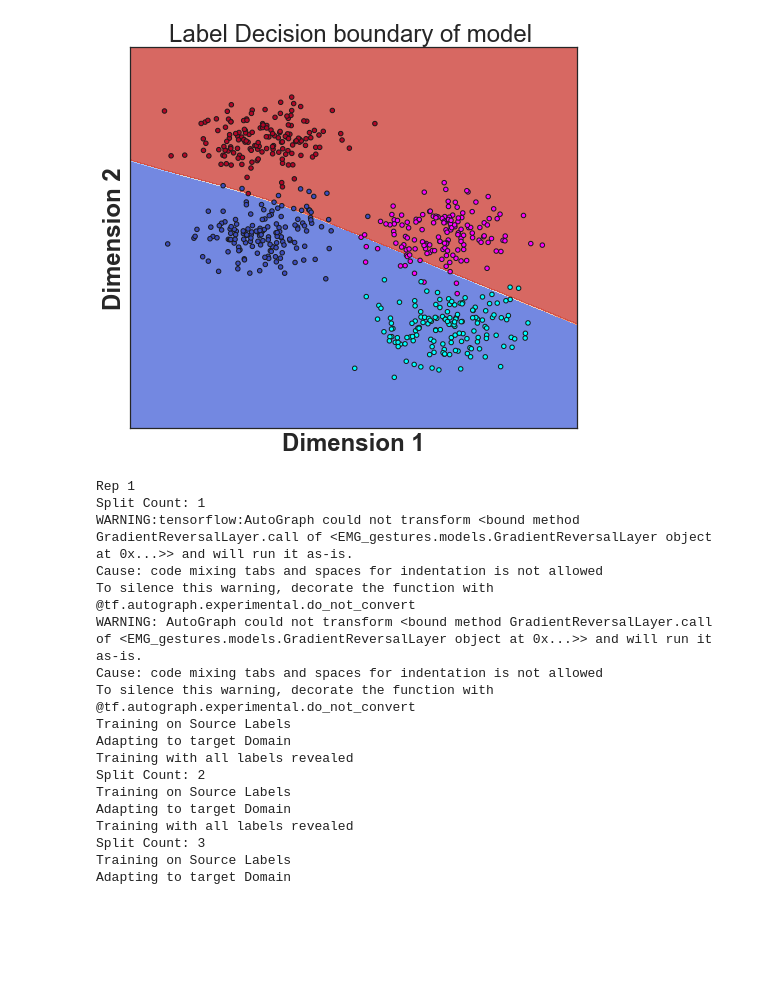
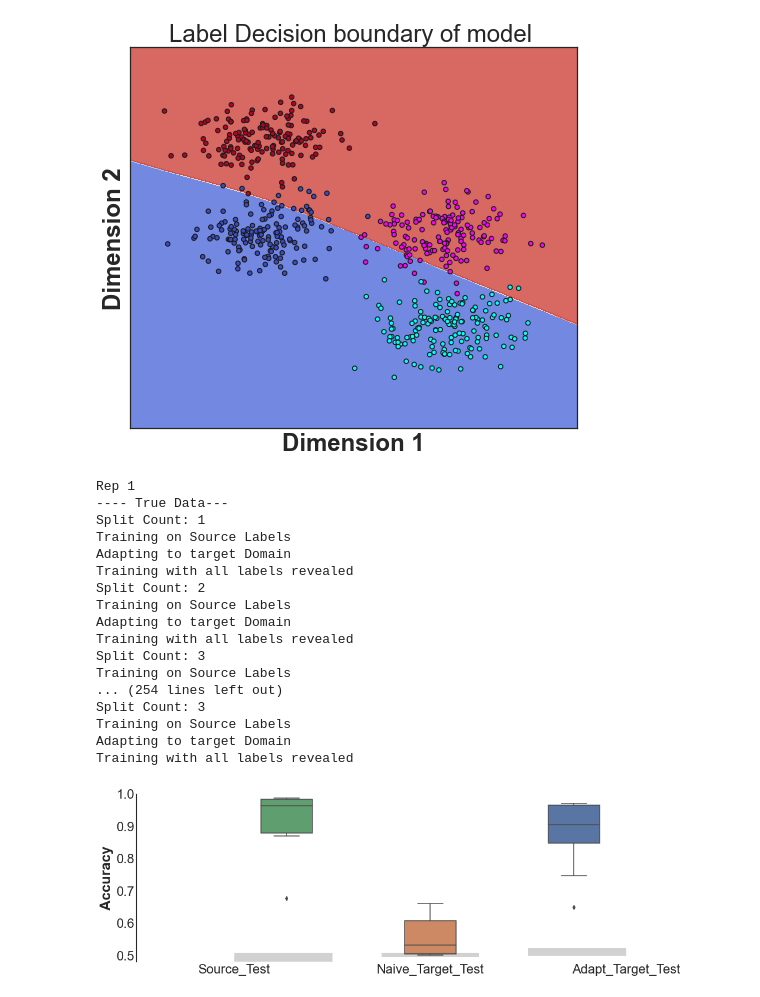
Before and after one commit to cechava/EMG_gestures, a Jupyter notebook: demo_notebooks/[dev]DANN_demo_v02.ipynb, the cells around one changed output. Cells and saved outputs as stored; diff of their text form; code cells hidden in the pictures; blank space fills up the shorter version.

```diff
--- a/demo_notebooks/[dev]DANN_demo_v02.ipynb
+++ b/demo_notebooks/[dev]DANN_demo_v02.ipynb
@@ -192,14 +184,14 @@ plt.show()
 # %%
 #repeat
 
-epochs = 20
+epochs = 30
 batch_size = 10
 score_list = ['accuracy']
 n_splits = 3
 nreps = 10
 
 
-np.random.seed(1)
+np.random.seed(42)
 results_df = []
 for rep in range(nreps):
     print('Rep %d'%(rep+1))
@@ -223,13 +215,8 @@ results_df = pd.concat(results_df, axis = 0)
 #save to file
 # %% [output]
 Rep 1
+---- True Data---
 Split Count: 1
-WARNING:tensorflow:AutoGraph could not transform <bound method GradientReversalLayer.call of <EMG_gestures.models.GradientReversalLayer object at 0x...>> and will run it as-is.
-Cause: code mixing tabs and spaces for indentation is not allowed
-To silence this warning, decorate the function with @tf.autograph.experimental.do_not_convert
-WARNING: AutoGraph could not transform <bound method GradientReversalLayer.call of <EMG_gestures.models.GradientReversalLayer object at 0x...>> and will run it as-is.
-Cause: code mixing tabs and spaces for indentation is not allowed
-To silence this warning, decorate the function with @tf.autograph.experimental.do_not_convert
 Training on Source Labels
 Adapting to target Domain
 Training with all labels revealed
@@ -239,4 +226,8 @@ Adapting to target Domain
 Training with all labels revealed
 Split Count: 3
 Training on Source Labels
+... (254 lines left out)
+Split Count: 3
+Training on Source Labels
 Adapting to target Domain
+Training with all labels revealed
@@ -247,35 +238,40 @@ results_df.to_hdf(results_fn, key='results_df', mode='w')
 #visualize results
 
 #average over folds
-keep_types = ['Source_Test','Naive_Target_Test','Adapt_Source_Test']
+# keep_types = ['Source_Train','Source_Test','Naive_Target_Train','Naive_Target_Test',\
+#               'Adapt_Source_Train','Adapt_Source_Test']
+keep_types = ['Source_Test','Naive_Target_Test','Adapt_Target_Test']
 plot_df = results_df.loc[results_df.Type.isin(keep_types)]
 plot_df = plot_df.groupby(['Type','Shuffled','Rep'])\
 .mean()\
 .drop(columns = ['Fold'])\
 .reset_index()
 
 shuffle_df = plot_df.loc[plot_df.Shuffled == True]
 true_df = plot_df.loc[plot_df.Shuffled == False]
 
 # Get confidence interval for shuffled data results
 null_ci = np.zeros((len(keep_types),2))
 
 for j,t in enumerate(keep_types):
     null_df = shuffle_df.loc[shuffle_df.Type == t]
     null_ci[j,:] = sns.utils.ci(sns.algorithms.bootstrap(null_df['accuracy_score'].values))
 
 
 #make plot
 g = sns.catplot(data = true_df, x= 'Type', y = 'accuracy_score', hue = 'Type',\
             order = keep_types, kind = 'box', aspect = 3)
 
 # #Label axes and subpots, mark chance confidence interval
 for i,ax in enumerate(g.axes[0]):
     ax.set_xlabel('')
+    ax.set_ylim([.48,1])
     ax.set_xticklabels(keep_types,horizontalalignment = 'center')
     ax.set_ylabel('Accuracy')
     for j,t in enumerate(keep_types):
         ax.add_patch(patches.Rectangle((.75*j, null_ci[j,0]), 0.5, (null_ci[j,1]-null_ci[j,0]),\
                                              linewidth=0, fill=True, color='k', alpha=0.2))
 
 sns.despine(fig=g.fig, bottom = True)
+# %% [output]
+[figure, added]
```
Also changed, not shown: parts of 12 cells of this notebook, 2 other files.
